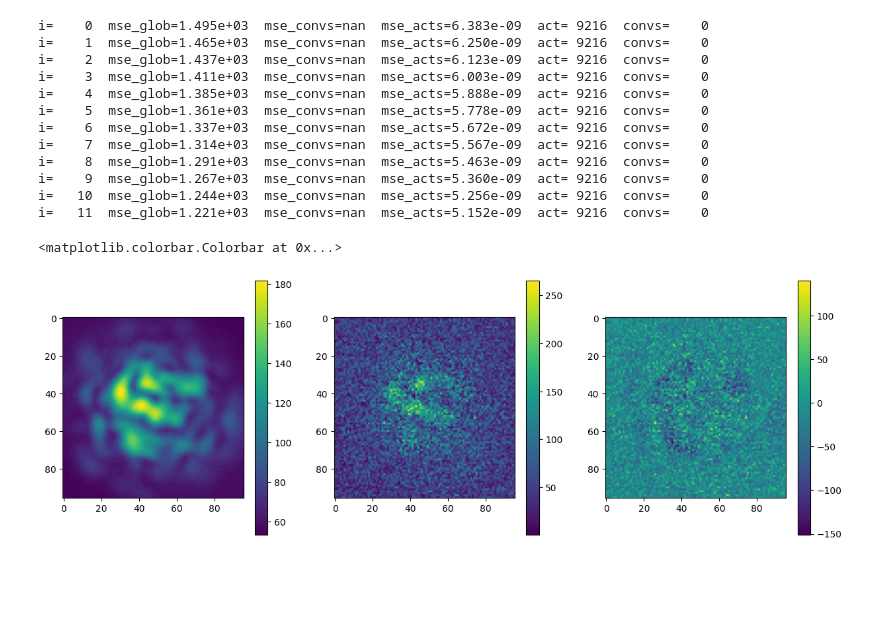
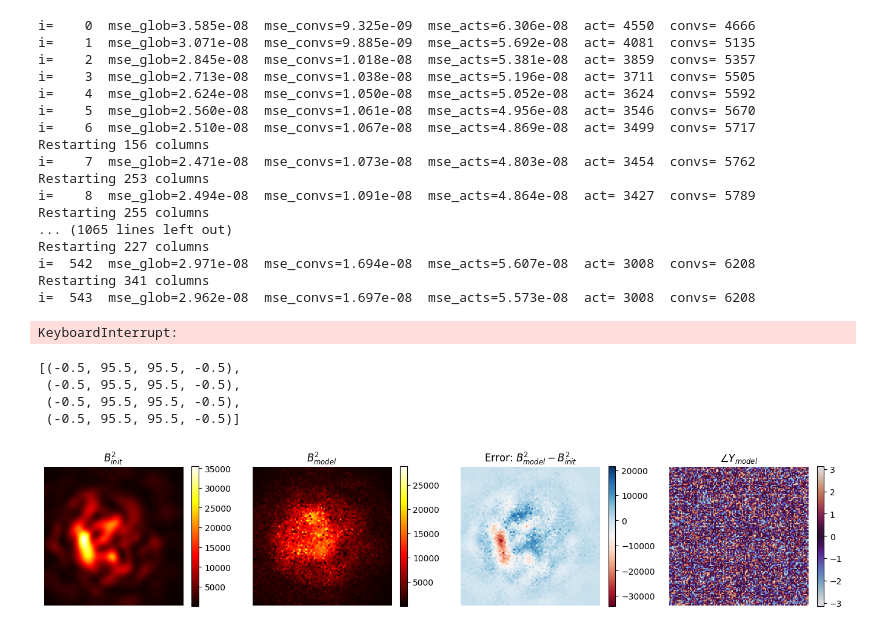
Before and after one commit to jysru/pim_methods, a Jupyter notebook: test_pim_tmr_fibernet.ipynb, the cells around one changed output. Cells and saved outputs as stored; diff of their text form; code cells hidden in the pictures; blank space fills up the shorter version.

```diff
--- a/test_pim_tmr_fibernet.ipynb
+++ b/test_pim_tmr_fibernet.ipynb
@@ -20,8 +20,8 @@ import os
 from scipy.io import loadmat
 
 path = "C:\\Users\\saucourt\\Datasets"
-file = "L_36_15_02_30k_crop2.mat"
+file = "data_base_28_02.mat"
 
-# data = mat73.loadmat(os.path.join(path, file))
-data = loadmat(os.path.join(path, file))
+data = mat73.loadmat(os.path.join(path, file))
+# data = loadmat(os.path.join(path, file))
 # %%
@@ -44,40 +44,61 @@ for i in range(NN):
     Bs[i,:] = np.sqrt(img)
 # %%
-N = 4000
-As_crop = As[:N, :]
-Bs_crop = Bs[:N, :]
+%load_ext autoreload
+%autoreload 2
 
-X_est = pim.pim_tmr(As_crop, Bs_crop, max_iter=1000, tol=5e-9, tol_stag=1e-2, max_stag=20)
+N = 400
+idx = np.random.permutation(np.arange(NN))
+As_crop = As[idx[:N], :]
+Bs_crop = Bs[idx[:N], :]
+
+X_est = pim.pim_tmr(As_crop, Bs_crop, max_iter=10000, tol=20e-9, tol_stag=1e-2, max_stag=5)
 B_est = np.abs(np.dot(As_crop, X_est))
 print(f"MSE Bs: {pim.mse(Bs_crop, B_est):0.3e}")
 # %% [output]
-i=    0  mse_glob=1.495e+03  mse_convs=nan  mse_acts=6.383e-09  act= 9216  convs=    0
-i=    1  mse_glob=1.465e+03  mse_convs=nan  mse_acts=6.250e-09  act= 9216  convs=    0
-i=    2  mse_glob=1.437e+03  mse_convs=nan  mse_acts=6.123e-09  act= 9216  convs=    0
-i=    3  mse_glob=1.411e+03  mse_convs=nan  mse_acts=6.003e-09  act= 9216  convs=    0
-i=    4  mse_glob=1.385e+03  mse_convs=nan  mse_acts=5.888e-09  act= 9216  convs=    0
-i=    5  mse_glob=1.361e+03  mse_convs=nan  mse_acts=5.778e-09  act= 9216  convs=    0
-i=    6  mse_glob=1.337e+03  mse_convs=nan  mse_acts=5.672e-09  act= 9216  convs=    0
-i=    7  mse_glob=1.314e+03  mse_convs=nan  mse_acts=5.567e-09  act= 9216  convs=    0
-i=    8  mse_glob=1.291e+03  mse_convs=nan  mse_acts=5.463e-09  act= 9216  convs=    0
-i=    9  mse_glob=1.267e+03  mse_convs=nan  mse_acts=5.360e-09  act= 9216  convs=    0
-i=   10  mse_glob=1.244e+03  mse_convs=nan  mse_acts=5.256e-09  act= 9216  convs=    0
-i=   11  mse_glob=1.221e+03  mse_convs=nan  mse_acts=5.152e-09  act= 9216  convs=    0
+i=    0  mse_glob=3.585e-08  mse_convs=9.325e-09  mse_acts=6.306e-08  act= 4550  convs= 4666
+i=    1  mse_glob=3.071e-08  mse_convs=9.885e-09  mse_acts=5.692e-08  act= 4081  convs= 5135
+i=    2  mse_glob=2.845e-08  mse_convs=1.018e-08  mse_acts=5.381e-08  act= 3859  convs= 5357
+i=    3  mse_glob=2.713e-08  mse_convs=1.038e-08  mse_acts=5.196e-08  act= 3711  convs= 5505
+i=    4  mse_glob=2.624e-08  mse_convs=1.050e-08  mse_acts=5.052e-08  act= 3624  convs= 5592
+i=    5  mse_glob=2.560e-08  mse_convs=1.061e-08  mse_acts=4.956e-08  act= 3546  convs= 5670
+i=    6  mse_glob=2.510e-08  mse_convs=1.067e-08  mse_acts=4.869e-08  act= 3499  convs= 5717
+Restarting 156 columns
+i=    7  mse_glob=2.471e-08  mse_convs=1.073e-08  mse_acts=4.803e-08  act= 3454  convs= 5762
+Restarting 253 columns
+i=    8  mse_glob=2.494e-08  mse_convs=1.091e-08  mse_acts=4.864e-08  act= 3427  convs= 5789
+Restarting 255 columns
+... (1065 lines left out)
+Restarting 227 columns
+i=  542  mse_glob=2.971e-08  mse_convs=1.694e-08  mse_acts=5.607e-08  act= 3008  convs= 6208
+Restarting 341 columns
+i=  543  mse_glob=2.962e-08  mse_convs=1.697e-08  mse_acts=5.573e-08  act= 3008  convs= 6208
+KeyboardInterrupt:
 # %%
 import matplotlib.pyplot as plt
 
-idx = 6
-A_init = As_crop[idx,:]
-B_model = np.abs(np.dot(X_est.T, A_init)).reshape((96,96))
-B_init = Bs_crop[idx,:].reshape((96,96))
+i = 5000
+A_init = As_crop[i,:]
+Y_model = np.dot(X_est.T, A_init).reshape((96,96))
+B_model = np.abs(Y_model)
+B_init = Bs_crop[i,:].reshape((96,96))
 
-fig, axs = plt.subplots(1,3, figsize=(15,5))
-pl0 = axs[0].imshow(B_init)
-pl1 = axs[1].imshow(B_model)
-pl2 = axs[2].imshow(B_model - B_init)
+fig, axs = plt.subplots(1,4, figsize=(17,3))
+pl0 = axs[0].imshow(np.square(B_init), cmap="hot")
+pl1 = axs[1].imshow(np.square(B_model), cmap="hot")
+pl2 = axs[2].imshow(np.square(B_model) - np.square(B_init), cmap="RdBu")
+pl3 = axs[3].imshow(np.angle(Y_model), cmap="twilight")
 plt.colorbar(pl0, ax=axs[0])
 plt.colorbar(pl1, ax=axs[1])
 plt.colorbar(pl2, ax=axs[2])
+plt.colorbar(pl3, ax=axs[3])
+axs[0].set_title(r"$B_{init}^2$")
+axs[1].set_title(r"$B_{model}^2$")
+axs[2].set_title(r"Error: $B_{model}^2 - B_{init}^2$")
+axs[3].set_title(r"$\angle Y_{model}$")
+[ axs[i].axis('off') for i in range(4) ]
 # %% [output]
-<matplotlib.colorbar.Colorbar at 0x...>
+[(-0.5, 95.5, 95.5, -0.5),
+ (-0.5, 95.5, 95.5, -0.5),
+ (-0.5, 95.5, 95.5, -0.5),
+ (-0.5, 95.5, 95.5, -0.5)]
-[figure, old version]
+[figure, new version]
```
Also changed, not shown: parts of 3 cells of this notebook, 1 other file.
